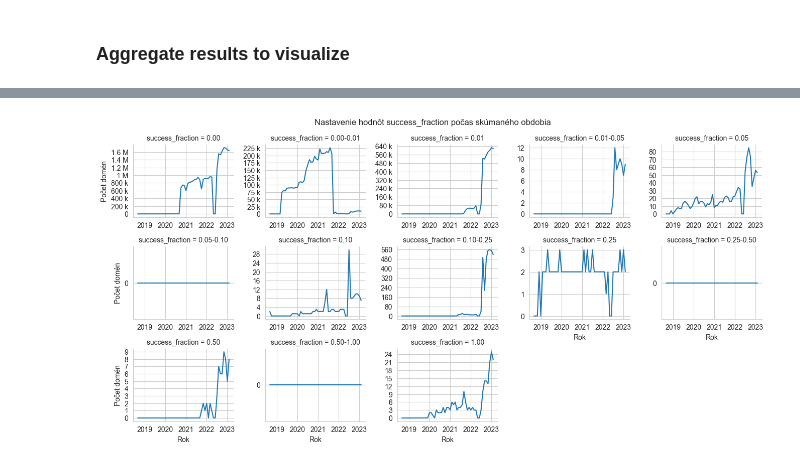
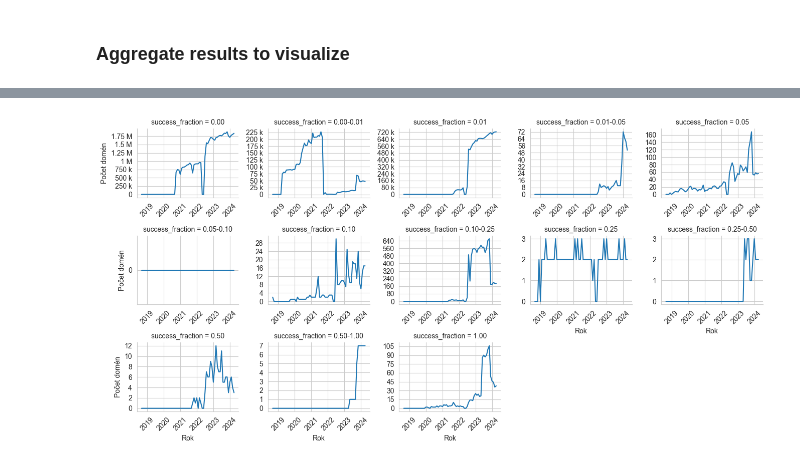
Before and after one commit to JurikMatej/IBP-NEL-Analysis-Scripts, a Jupyter notebook: results/httparchive_nel_config_success_fraction.ipynb, the cells around one changed output, grey strips where cells are left out. Saved outputs shown, nothing was run; the diff lists cells and outputs as text; code cells hidden in the pictures.

Commit message:
Finish config dist metrics visualizations

```diff
--- a/results/httparchive_nel_config_success_fraction.ipynb
+++ b/results/httparchive_nel_config_success_fraction.ipynb
@@ -12,8 +12,8 @@ dates_to_visualize = [
     "2020-01", "2020-02", "2020-03", "2020-04", "2020-05", "2020-06", "2020-07", "2020-08", "2020-09", "2020-10", "2020-11", "2020-12",
     "2021-01", "2021-02", "2021-03", "2021-04", "2021-05", "2021-06", "2021-07", "2021-08", "2021-09", "2021-10", "2021-11", "2021-12",
     "2022-01", "2022-02", "2022-03", "2022-04", "2022-05", "2022-06", "2022-07", "2022-08", "2022-09", "2022-10", "2022-11", "2022-12",
-    "2023-01", "2023-02",
-    # "2024-02",
+    "2023-01", "2023-02", "2023-03", "2023-04", "2023-05", "2023-06", "2023-07", "2023-08", "2023-09", "2023-10", "2023-11", "2023-12",
+    "2024-01", "2024-02", "2024-03", "2024-04",
 ]
 # %%
 available_data_files = list(Path("../data/httparchive_metrics/nel_config").glob("*.parquet"))
@@ -192,34 +192,35 @@ to_plot['date_fmt'] = to_plot['date'].map(lambda date: pd.to_datetime(date))
 sns.set_style('whitegrid')
 
 g = sns.relplot(to_plot, kind='line', x='date_fmt', y='domain_count',
                 col='success_fraction', col_wrap=5,
                 height=2.25, aspect=1.2,
                 facet_kws={'sharey': False, 'sharex': False}
                 )
 
 for idx, ax in enumerate(g.axes):
     ax.xaxis.remove_overlapping_locs = False
     years = mdates.YearLocator()
     ax.xaxis.set_major_locator(years)
     ax.xaxis.set_major_formatter(mdates.DateFormatter("%Y"))
 
     ax.xaxis.set_minor_locator(ticker.NullLocator())
 
     ax.yaxis.set_major_locator(ticker.MaxNLocator(integer=True))
     ax.yaxis.set_major_formatter(ticker.EngFormatter())
 
-    if idx in [5,9,11]:
+    if idx == 5:
         ax.set_yticks([0])
         ax.set_yticklabels([0])
 
-    ax.tick_params(axis='x', which="minor", rotation=90, labelsize=9)
+    ax.tick_params(axis='x', which="major", rotation=45)
+
 
 g.set_xlabels("Rok")
 g.set_ylabels("Počet domén")
 
-g.figure.suptitle("Nastavenie hodnôt success_fraction počas skúmaného obdobia")
+# g.figure.suptitle("Nastavenie hodnôt success_fraction počas skúmaného obdobia")
 g.tight_layout()
 
 g.savefig("graphs/httparchive_nel_config_sf_dist.pdf")
 # %% [output]
-[figure, old version]
+[figure, new version]
```
Also changed, not shown: parts of 4 cells of this notebook, 7 other files.
